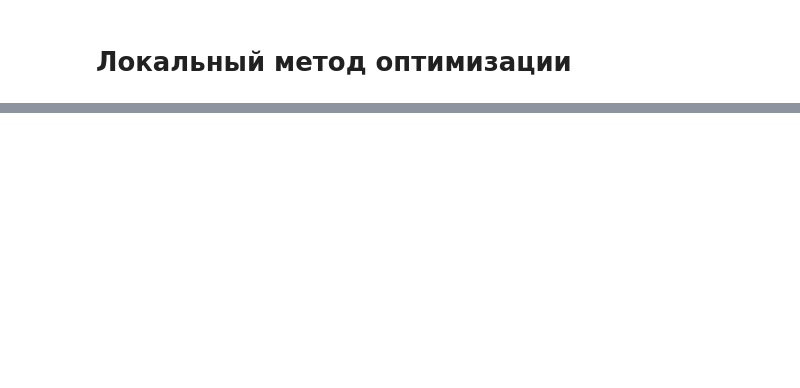
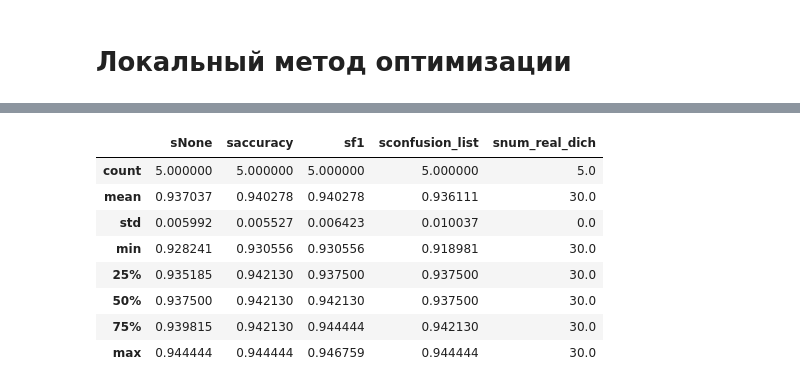
Before and after one commit to vasyarv/gap_sne, a Jupyter notebook: notebooks/experiments_ecoc_otbor.ipynb, the cells around one changed output, grey strips where cells are left out. Drawn from its saved outputs; the diff is of its cells as text; code cells hidden in the pictures; blank space fills up the shorter version.

```diff
--- a/notebooks/experiments_ecoc_otbor.ipynb
+++ b/notebooks/experiments_ecoc_otbor.ipynb
@@ -202,6 +192,8 @@ def score_function(cur_dich):
     # accuracy
     X = X_train
     y = np.array([cur_dich[i] for i in y_train])
+    if y.max() == y.min(): #trivial dich
+        return 0
     clf = LogisticRegression()
     clf.fit(X, y)
     y_pred = clf.predict(X_test)
@@ -213,9 +205,13 @@ def score_function(cur_dich):
     # f1
     X = X_train
     y = np.array([cur_dich[i] for i in y_train])
+    if y.max() == y.min(): #trivial dich
+        return 0
     clf = LogisticRegression()
     clf.fit(X, y)
     y_pred = clf.predict(X_test)
     y_true = np.array([cur_dich[i] for i in y_test])
     accuracy = f1_score(y_true, y_pred)
     return accuracy
+# %%
+code_matrix = functions.make_code_matrix_local(l, 50, score_function, 0)
@@ -221,0 +225,19 @@ def score_function(cur_dich):
+# %%
+attempts_data = []
+N_attempts = 5
+l = np.unique(target).size
+N = 30 # кол-во дихотомий
+wtypes = [None, 'accuracy', 'f1', 'confusion_list']
+for i in tqdm(range(N_attempts)):
+    accs = []
+    code_matrix = functions.make_code_matrix_local(l, N, score_function, 0)
+    print('Code Matrix shape == ({},{})'.format(l, code_matrix.shape[1]))
+    dich_classifiers = functions.train_dichs(code_matrix, X_train, y_train,
+                                             X_test, y_test, LogisticRegression)
+    for score_type in wtypes:
+        weight_type = None
+        preds, num_real_dich = functions.predict_all(X_val, dich_classifiers, code_matrix, score_type, weight_type)
+        acc = accuracy_score(preds, y_val)
+        accs.append(acc)
+    accs.append(num_real_dich)
+    attempts_data.append(accs)
@@ -222,3 +250,18 @@ def score_function(cur_dich):
+# %%
+wtypes += ['num_real_dich']
+df_attempts = pd.DataFrame(attempts_data)
+df_attempts.columns = ['s{}'.format(i1) for i1 in wtypes]
+df_attempts.describe()
+# %% [output]
+|  | sNone | saccuracy | sf1 | sconfusion_list | snum_real_dich |
+| count | 5.000000 | 5.000000 | 5.000000 | 5.000000 | 5.0 |
+| mean | 0.937037 | 0.940278 | 0.940278 | 0.936111 | 30.0 |
+| std | 0.005992 | 0.005527 | 0.006423 | 0.010037 | 0.0 |
+| min | 0.928241 | 0.930556 | 0.930556 | 0.918981 | 30.0 |
+| 25% | 0.935185 | 0.942130 | 0.937500 | 0.937500 | 30.0 |
+| 50% | 0.937500 | 0.942130 | 0.942130 | 0.937500 | 30.0 |
+| 75% | 0.939815 | 0.942130 | 0.944444 | 0.942130 | 30.0 |
+| max | 0.944444 | 0.944444 | 0.946759 | 0.944444 | 30.0 |
 # %%
 l = np.unique(target).size
 code_matrix = functions.make_random_dichs(l, 1)
```
Also changed, not shown: parts of 10 cells of this notebook.
